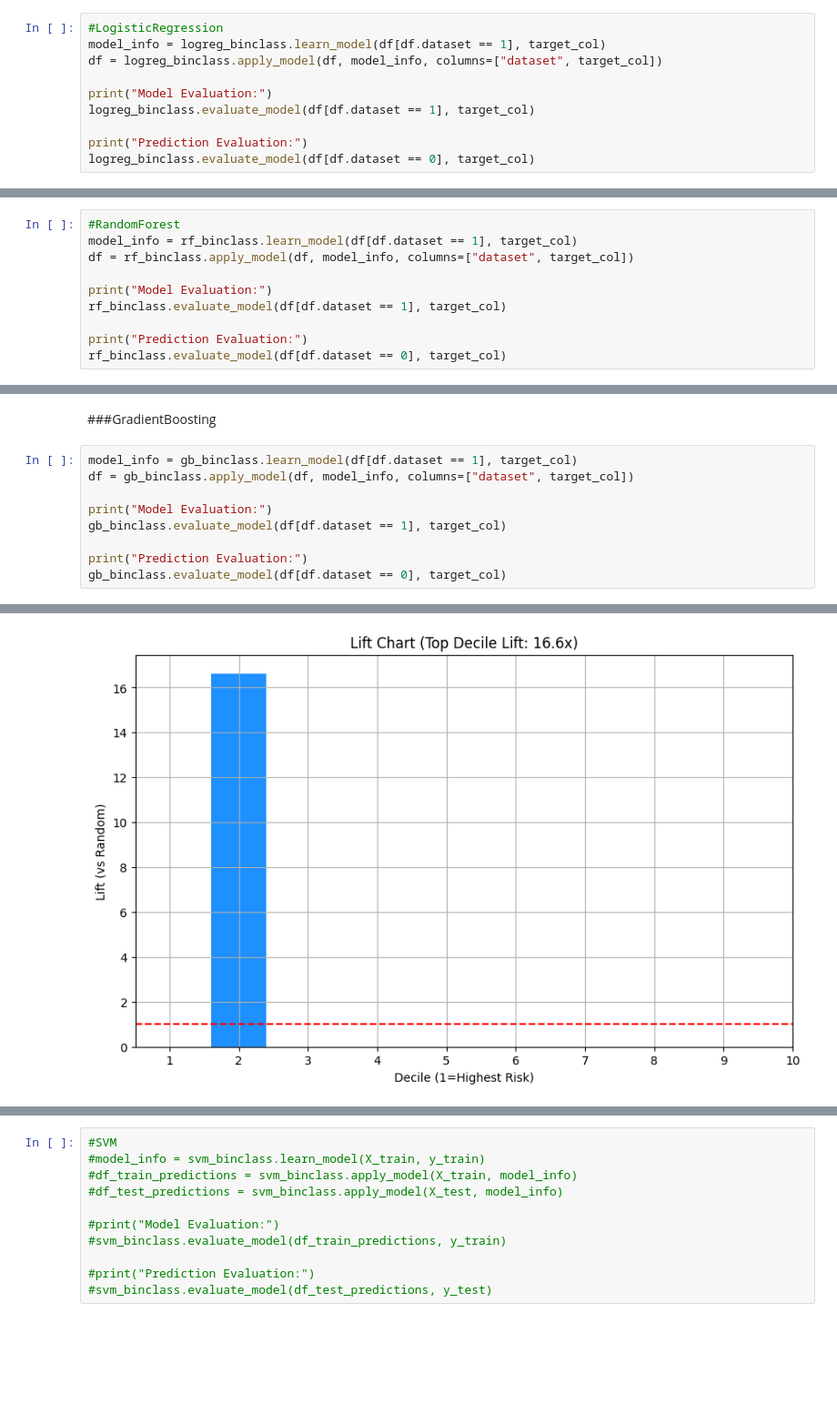
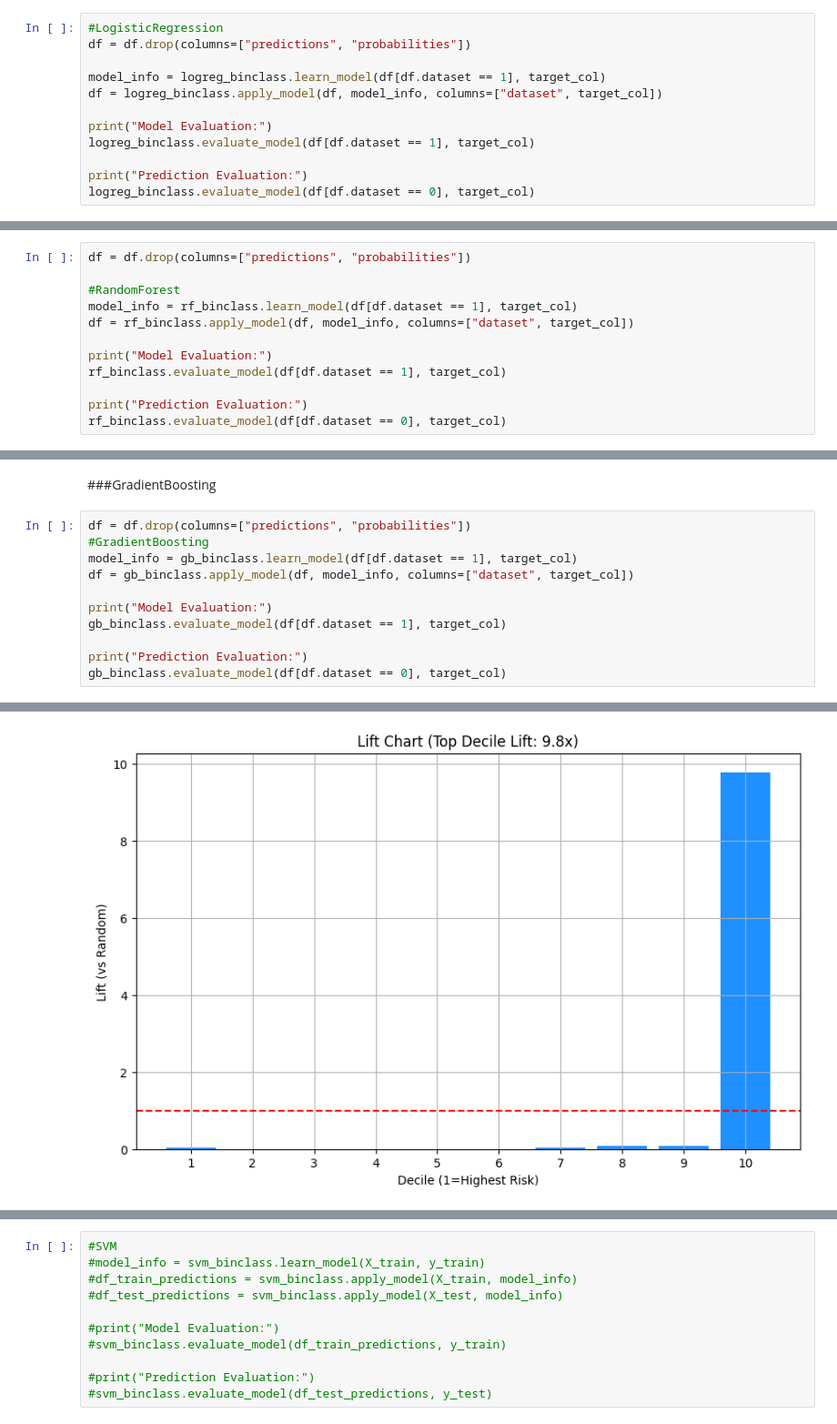
Before and after one commit to sulenurk/ds-template, a Jupyter notebook: learn_pipeline_ema.ipynb, the cells around one changed output, grey strips where cells are left out. Shown at 91% size. Cells and saved outputs as stored; diff of their text form; blank space fills up the shorter version.

```diff
--- a/learn_pipeline_ema.ipynb
+++ b/learn_pipeline_ema.ipynb
@@ -120,6 +120,8 @@ weighted avg       0.99      0.99      0.99      2000
 [figure]
 # %%
 #LogisticRegression
+df = df.drop(columns=["predictions", "probabilities"])
+
 model_info = logreg_binclass.learn_model(df[df.dataset == 1], target_col)
 df = logreg_binclass.apply_model(df, model_info, columns=["dataset", target_col])
 
@@ -166,5 +168,7 @@ Average Precision: 0.7206
 ... (4 outputs left out)
 # %%
+df = df.drop(columns=["predictions", "probabilities"])
+
 #RandomForest
 model_info = rf_binclass.learn_model(df[df.dataset == 1], target_col)
 df = rf_binclass.apply_model(df, model_info, columns=["dataset", target_col])
@@ -214,6 +218,8 @@ Average Precision: 0.8094
 # %% [markdown]
 ###GradientBoosting
 # %%
+df = df.drop(columns=["predictions", "probabilities"])
+#GradientBoosting
 model_info = gb_binclass.learn_model(df[df.dataset == 1], target_col)
 df = gb_binclass.apply_model(df, model_info, columns=["dataset", target_col])
 
@@ -242 +248 @@ Average Precision: 1.0000
-[figure, old version]
+[figure, new version]
```
Also changed, not shown: parts of 9 cells of this notebook, 2 other files.
